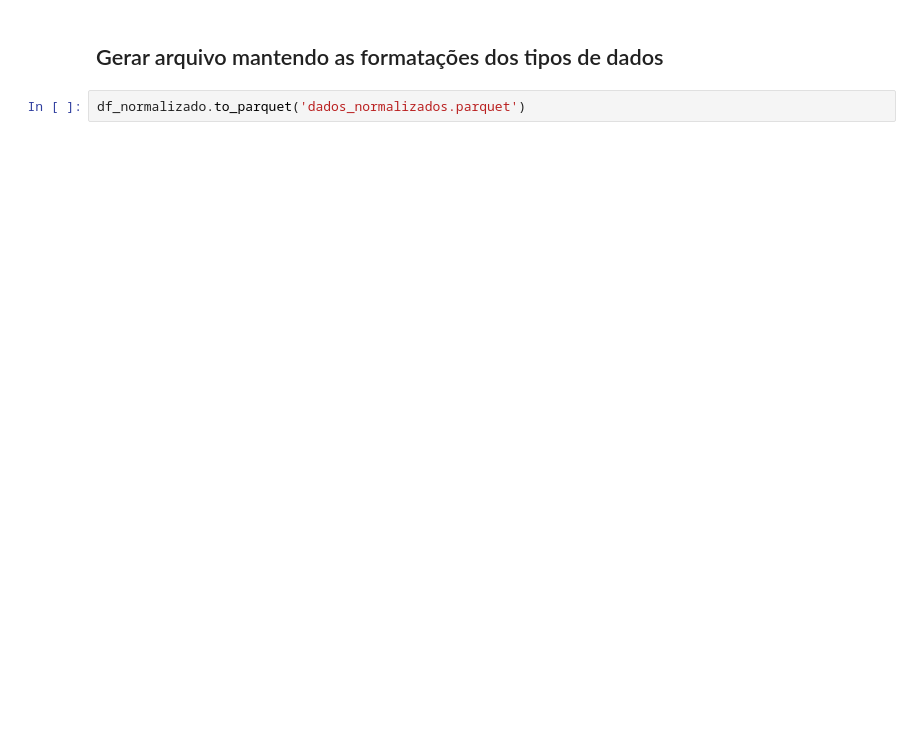
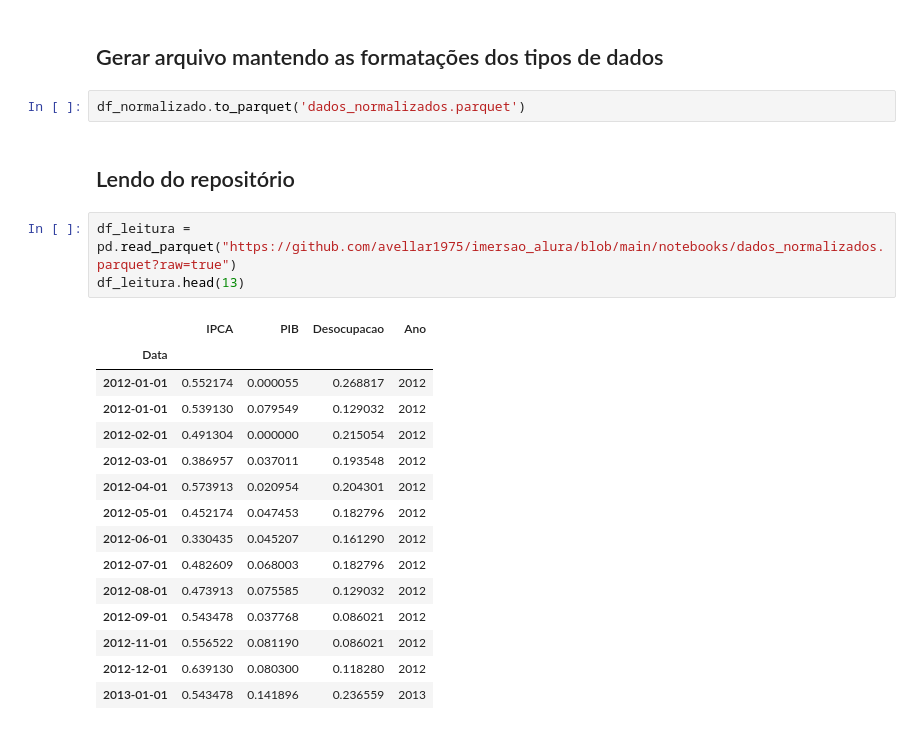
Before and after one commit to avellar1975/imersao_alura, a Jupyter notebook: notebooks/analise_dados.ipynb, the cells around one changed output. Cells and saved outputs as stored; diff of their text form; blank space fills up the shorter version.

```diff
--- a/notebooks/analise_dados.ipynb
+++ b/notebooks/analise_dados.ipynb
@@ -182,3 +193,24 @@ df_normalizado.plot()
 ## Gerar arquivo mantendo as formatações dos tipos de dados
 # %%
 df_normalizado.to_parquet('dados_normalizados.parquet')
+# %% [markdown]
+## Lendo do repositório
+# %%
+df_leitura = pd.read_parquet("https://github.com/avellar1975/imersao_alura/blob/main/notebooks/dados_normalizados.parquet?raw=true")
+df_leitura.head(13)
+# %% [output]
+|  | IPCA | PIB | Desocupacao | Ano |
+| Data |  |  |  |  |
+| 2012-01-01 | 0.552174 | 0.000055 | 0.268817 | 2012 |
+| 2012-01-01 | 0.539130 | 0.079549 | 0.129032 | 2012 |
+| 2012-02-01 | 0.491304 | 0.000000 | 0.215054 | 2012 |
+| 2012-03-01 | 0.386957 | 0.037011 | 0.193548 | 2012 |
+| 2012-04-01 | 0.573913 | 0.020954 | 0.204301 | 2012 |
+| 2012-05-01 | 0.452174 | 0.047453 | 0.182796 | 2012 |
+| 2012-06-01 | 0.330435 | 0.045207 | 0.161290 | 2012 |
+| 2012-07-01 | 0.482609 | 0.068003 | 0.182796 | 2012 |
+| 2012-08-01 | 0.473913 | 0.075585 | 0.129032 | 2012 |
+| 2012-09-01 | 0.543478 | 0.037768 | 0.086021 | 2012 |
+| 2012-11-01 | 0.556522 | 0.081190 | 0.086021 | 2012 |
+| 2012-12-01 | 0.639130 | 0.080300 | 0.118280 | 2012 |
+| 2013-01-01 | 0.543478 | 0.141896 | 0.236559 | 2013 |
```
Also changed, not shown: parts of 2 cells of this notebook, 3 other files.
